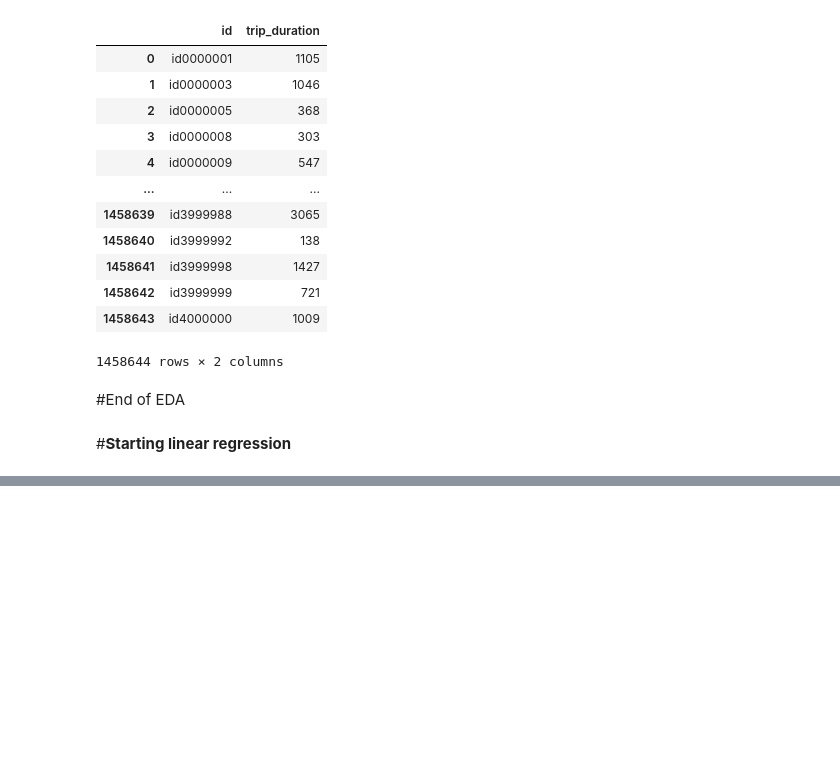
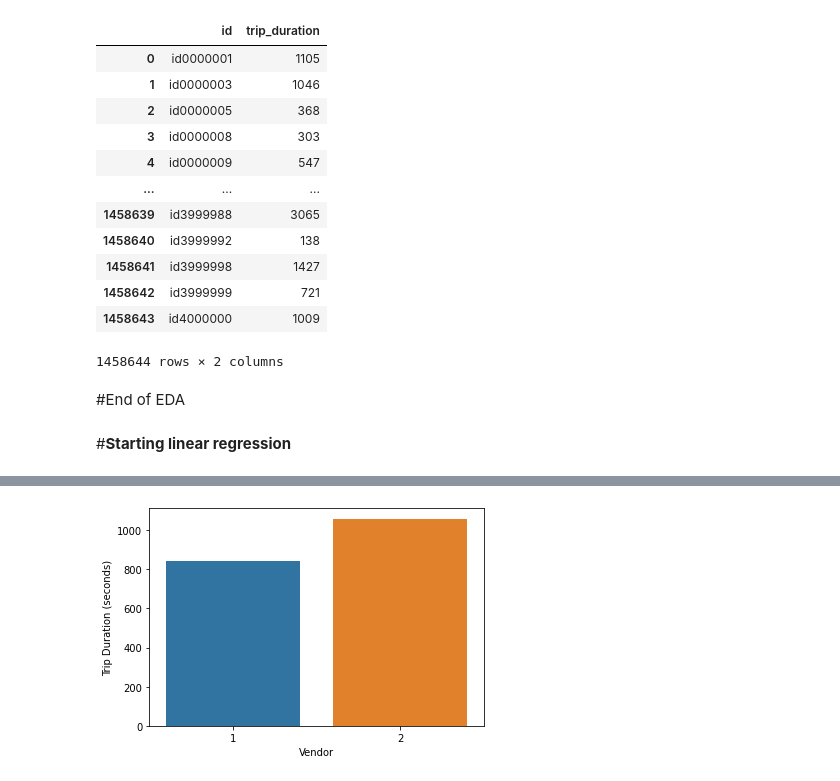
Before and after one commit to Gauravmehra1/NYCTaxiData.csv, a Jupyter notebook: Copy_of_NYC_Taxi_Trip_Time_Prediction_Capstone_Project.ipynb, the cells around one changed output, grey strips where cells are left out. Drawn from its saved outputs; the diff is of its cells as text; code cells hidden in the pictures; blank space fills up the shorter version.

```diff
--- a/Copy_of_NYC_Taxi_Trip_Time_Prediction_Capstone_Project.ipynb
+++ b/Copy_of_NYC_Taxi_Trip_Time_Prediction_Capstone_Project.ipynb
@@ -690,0 +740,8 @@ trip_con.max()
+# %%
+group4 = df.groupby('vendor_id').trip_duration.mean()
+sns.barplot(group4.index, group4.values)
+plt.ylabel('Trip Duration (seconds)')
+plt.xlabel('Vendor')
+plt.show()
+# %% [output]
+[figure, added]
```
Also changed, not shown: parts of 17 cells of this notebook.
